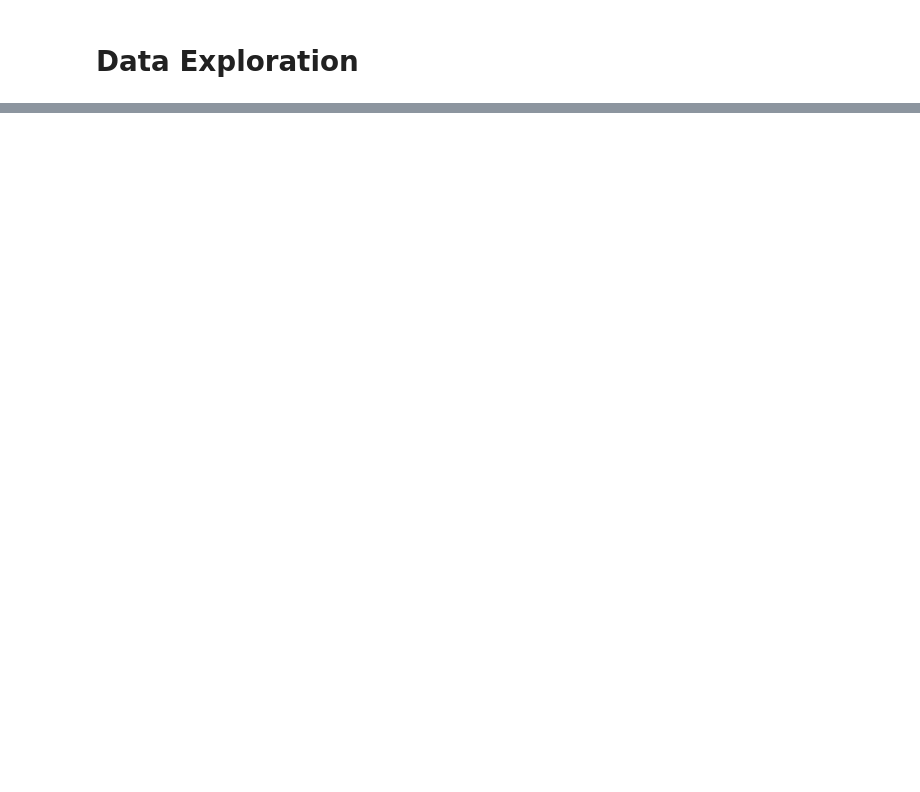
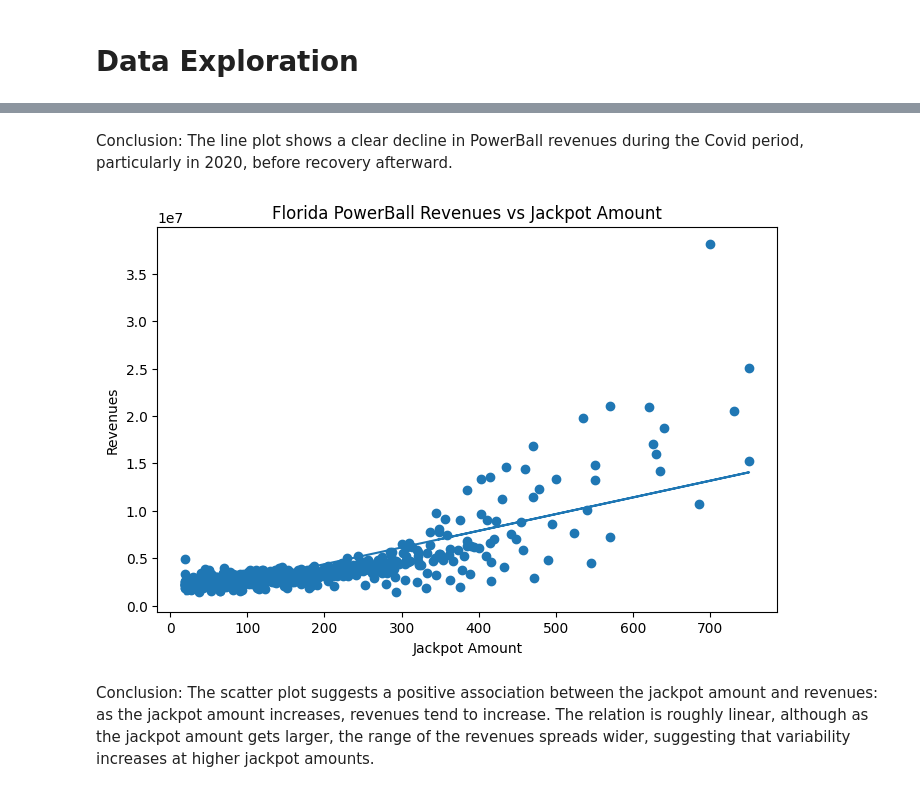
Before and after one commit to xiaolingsundberg/CovidOnLottery, a Jupyter notebook: covid_on_lottery.ipynb, the cells around one changed output, grey strips where cells are left out. Cells and saved outputs as stored; diff of their text form; code cells hidden in the pictures; blank space fills up the shorter version.

```diff
--- a/covid_on_lottery.ipynb
+++ b/covid_on_lottery.ipynb
@@ -133,0 +113,21 @@ std      0.369431    0.369431    0.369431    0.370855    0.394563    0.208307
+# %% [markdown]
+Conclusion: The line plot shows a clear decline in PowerBall revenues during the Covid period, particularly in 2020, before recovery afterward.
+# %%
+# scatter plot - show how revenues changes as the amount of jackpot changes
+import matplotlib.pyplot as plt
+import numpy as np
+
+plt.figure(figsize=(8,5))
+plt.scatter(df["jackpot"],df["revenues"])
+
+m,b = np.polyfit(df["jackpot"], df["revenues"],1)
+plt.plot(df["jackpot"], m*df["jackpot"]+b)
+
+plt.xlabel("Jackpot Amount")
+plt.ylabel("Revenues")
+plt.title("Florida PowerBall Revenues vs Jackpot Amount")
+plt.show()
+# %% [output]
+[figure, added]
+# %% [markdown]
+Conclusion: The scatter plot suggests a positive association between the jackpot amount and revenues: as the jackpot amount increases, revenues tend to increase. The relation is roughly linear, although as the jackpot amount gets larger, the range of the revenues spreads wider, suggesting that variability increases at higher jackpot amounts.
```
Also changed, not shown: parts of 10 cells of this notebook.
